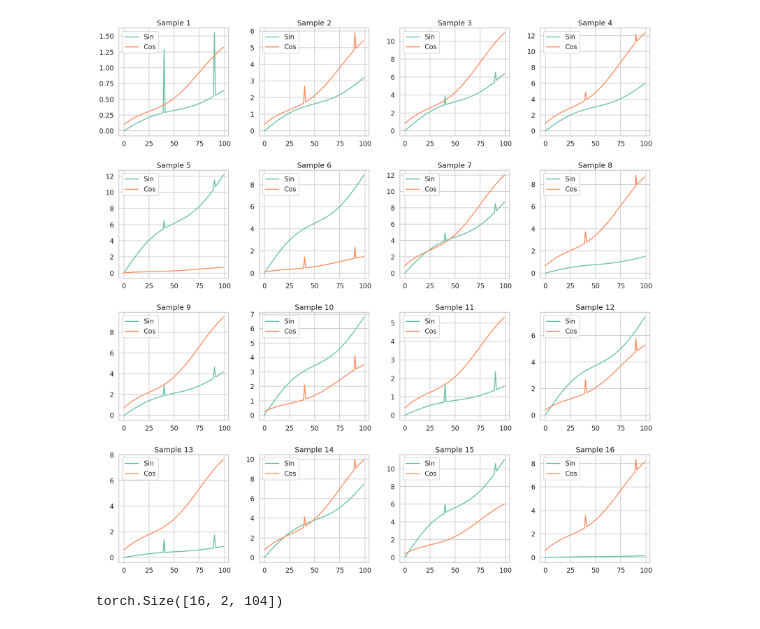
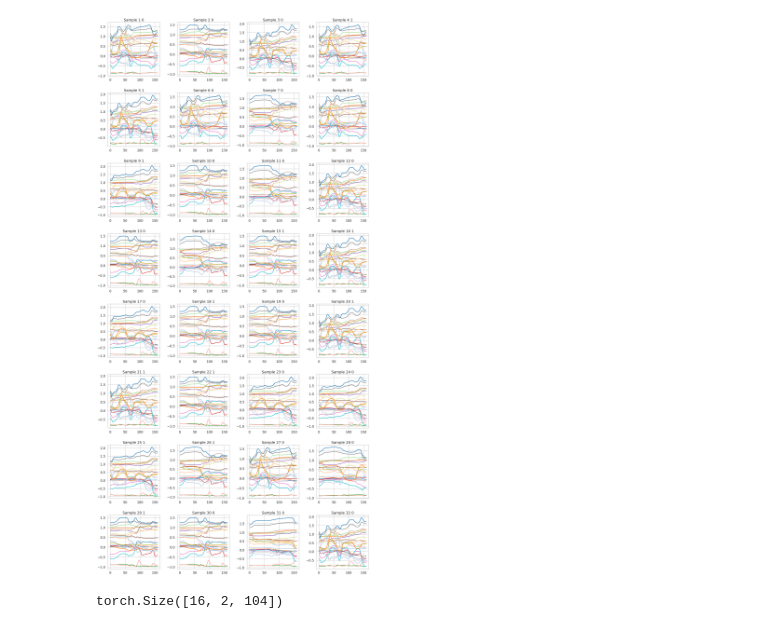
Before and after one commit to felixdivo/quants-eval, a Jupyter notebook: notebooks/patching.ipynb, the cells around one changed output. Saved outputs shown, nothing was run; the diff lists cells and outputs as text; code cells hidden in the pictures.

Commit message:
Represents the commit before the working neural symbolic baseline. Code & Lib update
- Torch is update
- Dockerimage
- OppQA + baselines is added
- Bunch of notebooks
- Sad tries with ts-qa

```diff
--- a/notebooks/patching.ipynb
+++ b/notebooks/patching.ipynb
@@ -25,7 +25,7 @@ for i in range(ds_size):
 import matplotlib.pyplot as plt
 import seaborn as sns
 
-def plot_grid(x, data):
+def plot_grid(x, data, y):
     """
     Plot a grid of line plots for the given data.
 
@@ -35,6 +35,7 @@ def plot_grid(x, data):
     # Set up Seaborn and Matplotlib aesthetics
     sns.set_theme(style="whitegrid", context="talk")
     palette = sns.color_palette("Set2", 2)
+    palette = sns.color_palette("tab20", 24)
 
     # Determine the number of rows and columns for the subplot grid
     num_plots = len(data)
@@ -48,10 +49,11 @@ def plot_grid(x, data):
     # Use Seaborn's lineplot to plot each dataset
     for i, ax in enumerate(axes):
         if i < num_plots:
-            sns.lineplot(x=x, y=data[i][:, 0], ax=ax, label='Sin', color=palette[0])
-            sns.lineplot(x=x, y=data[i][:, 1], ax=ax, label='Cos', color=palette[1])
-            ax.set_title(f'Sample {i + 1}')
-            ax.legend()
+            for k in range(data[i].shape[1]):
+                sns.lineplot(x=x, y=data[i][:, k], ax=ax, label=f'{k}', color=palette[k])
+            # sns.lineplot(x=x, y=data[i][:, 1], ax=ax, label='Cos', color=palette[1])
+            ax.set_title(f'Sample {i + 1} {y[i]}')
+            ax.get_legend().remove()
         else:
             ax.set_visible(False)  # Hide unused axes
 
@@ -62,9 +64,16 @@ def plot_grid(x, data):
 # Example usage with dummy data:
 # trend = np.arange(100)
 # data = [np.column_stack([np.sin(trend), np.cos(trend)]) for _ in range(16)]
-plot_grid(trend, data)
+# plot_grid(trend, data)
-# %% [output]
-[figure, removed]
+# %%
+import torch
+
+f = torch.load("trajectory.pt")
+y = torch.load("y.pt")
+
+plot_grid(np.arange(f.shape[-1]), f.transpose(2,1).cpu().numpy(), y.cpu().numpy())
+# %% [output]
+[figure, added]
 # %%
 import torch
 import torch.nn as nn
```
Also changed, not shown: 29 other files.
